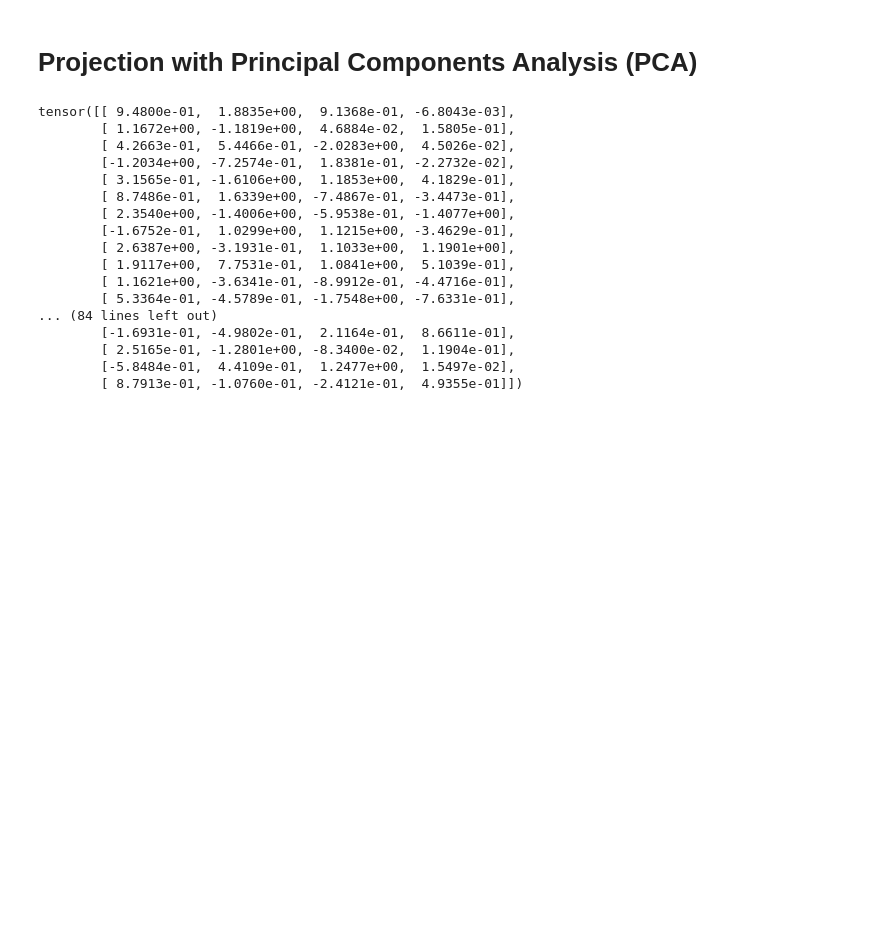
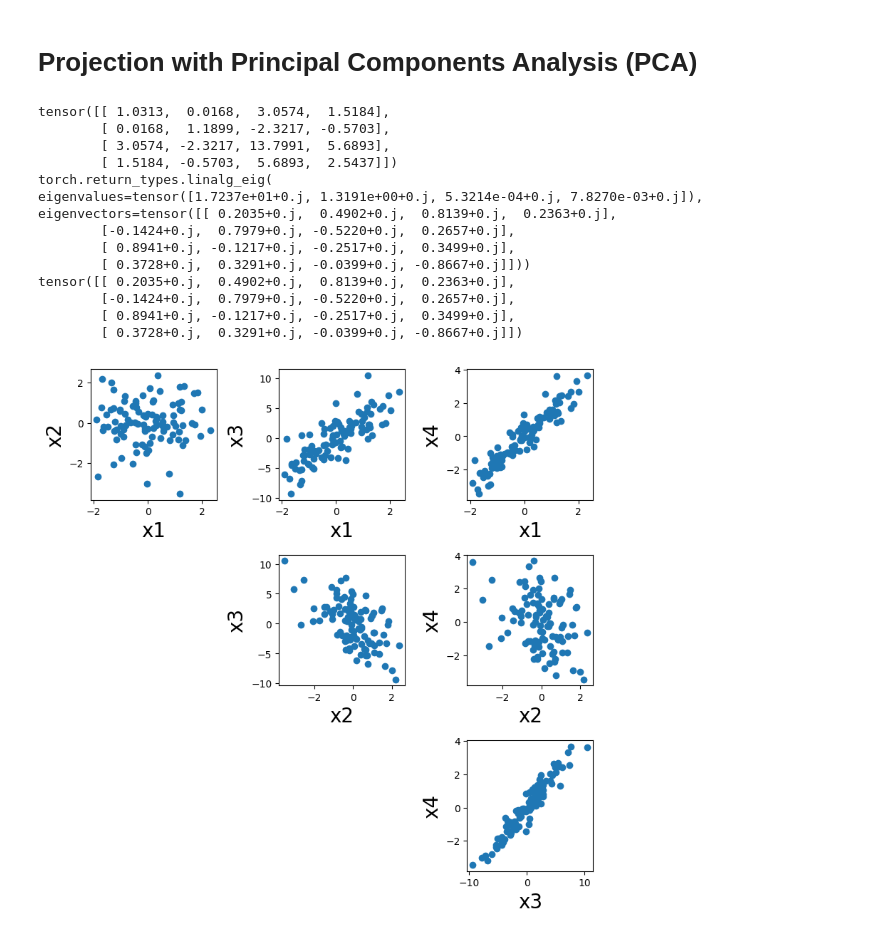
Before and after one commit to SkazuHD/cs370, a Jupyter notebook: assignments/assignment-1/01-assignment-1.ipynb, the cells around one changed output. Cells and saved outputs as stored; diff of their text form; code cells hidden in the pictures; blank space fills up the shorter version.

```diff
--- a/assignments/assignment-1/01-assignment-1.ipynb
+++ b/assignments/assignment-1/01-assignment-1.ipynb
@@ -110,23 +110,48 @@ plt.show()
 # %% [markdown]
 # Projection with Principal Components Analysis (PCA)
-# %%
-x = torch.randn(100, 4)
-x
-# %% [output]
-tensor([[ 9.4800e-01,  1.8835e+00,  9.1368e-01, -6.8043e-03],
-        [ 1.1672e+00, -1.1819e+00,  4.6884e-02,  1.5805e-01],
-        [ 4.2663e-01,  5.4466e-01, -2.0283e+00,  4.5026e-02],
-        [-1.2034e+00, -7.2574e-01,  1.8381e-01, -2.2732e-02],
-        [ 3.1565e-01, -1.6106e+00,  1.1853e+00,  4.1829e-01],
-        [ 8.7486e-01,  1.6339e+00, -7.4867e-01, -3.4473e-01],
-        [ 2.3540e+00, -1.4006e+00, -5.9538e-01, -1.4077e+00],
-        [-1.6752e-01,  1.0299e+00,  1.1215e+00, -3.4629e-01],
-        [ 2.6387e+00, -3.1931e-01,  1.1033e+00,  1.1901e+00],
-        [ 1.9117e+00,  7.7531e-01,  1.0841e+00,  5.1039e-01],
-        [ 1.1621e+00, -3.6341e-01, -8.9912e-01, -4.4716e-01],
-        [ 5.3364e-01, -4.5789e-01, -1.7548e+00, -7.6331e-01],
-... (84 lines left out)
-        [-1.6931e-01, -4.9802e-01,  2.1164e-01,  8.6611e-01],
-        [ 2.5165e-01, -1.2801e+00, -8.3400e-02,  1.1904e-01],
-        [-5.8484e-01,  4.4109e-01,  1.2477e+00,  1.5497e-02],
-        [ 8.7913e-01, -1.0760e-01, -2.4121e-01,  4.9355e-01]])
+# %%
+#generate some data
+x = torch.normal(0, 1, size=(100, 4))
+
+# Update the third and fourth columns as per the linear combinations
+x[:, 2] = 3 * x[:, 0] - 2 * x[:, 1] + torch.normal(0, 0.1, size=(100,))
+x[:, 3] = 1.5 * x[:, 0] - 0.5 * x[:, 1] + torch.normal(0, 0.1, size=(100,))
+
+# Subtract the mean from each feature to center the data
+x = x - x.mean(dim=0)
+
+plt.figure(figsize=(10,10))
+x_np = x.cpu().numpy()
+for i in range(4):
+    for j in range(4):
+        if j > i:
+            plt.subplot(4,4,i*4+j+1)
+            plt.scatter(x_np[:,i], x_np[:,j])
+            plt.xlabel(f'x{i+1}', fontsize=20)
+            plt.ylabel(f'x{j+1}', fontsize=20)
+plt.tight_layout()
+
+cov_matrix = torch.cov(x.T)
+
+eigvecs = torch.linalg.eig(cov_matrix)
+#sort order by magnitude of eigenvalue
+principal_components = eigvecs[1]
+#principal_components = principal_components[:, torch.argsort(eigvecs[0], descending=True)]
+
+print(principal_components)
+# %% [output]
+tensor([[ 1.0313,  0.0168,  3.0574,  1.5184],
+        [ 0.0168,  1.1899, -2.3217, -0.5703],
+        [ 3.0574, -2.3217, 13.7991,  5.6893],
+        [ 1.5184, -0.5703,  5.6893,  2.5437]])
+torch.return_types.linalg_eig(
+eigenvalues=tensor([1.7237e+01+0.j, 1.3191e+00+0.j, 5.3214e-04+0.j, 7.8270e-03+0.j]),
+eigenvectors=tensor([[ 0.2035+0.j,  0.4902+0.j,  0.8139+0.j,  0.2363+0.j],
+        [-0.1424+0.j,  0.7979+0.j, -0.5220+0.j,  0.2657+0.j],
+        [ 0.8941+0.j, -0.1217+0.j, -0.2517+0.j,  0.3499+0.j],
+        [ 0.3728+0.j,  0.3291+0.j, -0.0399+0.j, -0.8667+0.j]]))
+tensor([[ 0.2035+0.j,  0.4902+0.j,  0.8139+0.j,  0.2363+0.j],
+        [-0.1424+0.j,  0.7979+0.j, -0.5220+0.j,  0.2657+0.j],
+        [ 0.8941+0.j, -0.1217+0.j, -0.2517+0.j,  0.3499+0.j],
+        [ 0.3728+0.j,  0.3291+0.j, -0.0399+0.j, -0.8667+0.j]])
+[figure, added]
```
Also changed, not shown: parts of 2 cells of this notebook.
